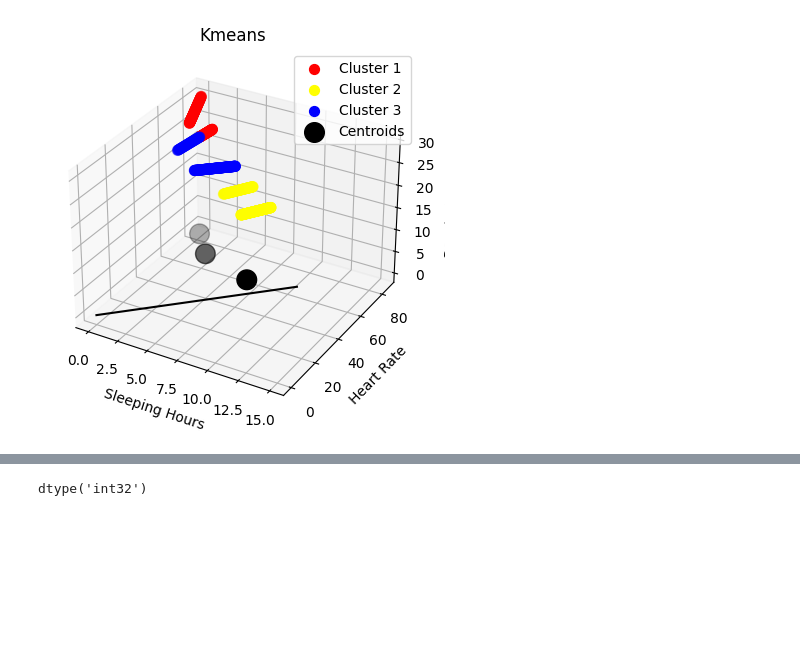
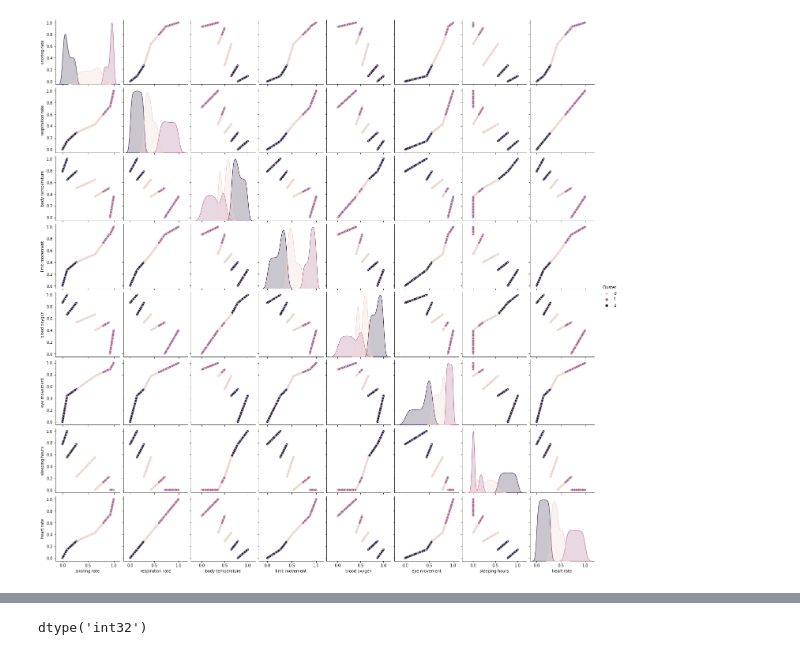
Before and after one commit to farrel216/ML-Clustering, a Jupyter notebook: model/model.ipynb, the cells around one changed output, grey strips where cells are left out. Cells and saved outputs as stored; diff of their text form; code cells hidden in the pictures; blank space fills up the shorter version.

```diff
--- a/model/model.ipynb
+++ b/model/model.ipynb
@@ -101,36 +167,10 @@ print(C)
-# %%
-kplot = plt.axes(projection='3d')
-f1 = np.linspace(0, 15, 1000)
-f2 = np.linspace(0, 15, 1000)
-f3 = np.linspace(0, 15, 1000)
-
-kplot.plot3D(f1, f2, f3, 'black')
-
-kplot.set_xlabel('Sleeping Hours')
-kplot.set_ylabel('Heart Rate')
-kplot.set_zlabel('Respiration Rate')
-
-kplot.scatter3D(data[y_kmeans == 0]['sleeping hours'], data[y_kmeans == 0]['heart rate'], data[y_kmeans == 0]['respiration rate'], s=50, c='red', label='Cluster 1')
-kplot.scatter3D(data[y_kmeans == 1]['sleeping hours'], data[y_kmeans == 1]['heart rate'], data[y_kmeans == 1]['respiration rate'], s=50, c='yellow', label='Cluster 2')
-kplot.scatter3D(data[y_kmeans == 2]['sleeping hours'], data[y_kmeans == 2]['heart rate'], data[y_kmeans == 2]['respiration rate'], s=50, c='blue', label='Cluster 3')
-plt.scatter(kmeans.cluster_centers_[:, 0], kmeans.cluster_centers_[:, 1], s=200, c='black', label='Centroids')
-plt.legend()
-plt.title("Kmeans")
-plt.show()
-
-# plt.scatter(data[y_kmeans == 0]['sleeping hours'], data[y_kmeans == 0]['heart rate'], s=50, c='red', label='Cluster 1')
-# plt.scatter(data[y_kmeans == 1]['sleeping hours'], data[y_kmeans == 1]['heart rate'], s=50, c='yellow', label='Cluster 2')
-# plt.scatter(data[y_kmeans == 2]['sleeping hours'], data[y_kmeans == 2]['heart rate'], s=50, c='blue', label='Cluster 3')
-# plt.scatter(kmeans.cluster_centers_[:, 0], kmeans.cluster_centers_[:, 1], s=200, c='black', label='Centroids')
-# plt.title('Clusters of customers')
-# plt.xlabel('sleeping hours')
-# plt.ylabel('heart rate')
-# plt.legend()
-# plt.show()
-# %% [output]
-[figure, removed]
 # %%
 data['Cluster'] = y_kmeans
+# %%
+sns.pairplot(data, hue='Cluster')
+plt.show()
+# %% [output]
+[figure, added]
 # %%
 data.head(10)
 # %% [output]
```
Also changed, not shown: parts of 23 cells of this notebook.
